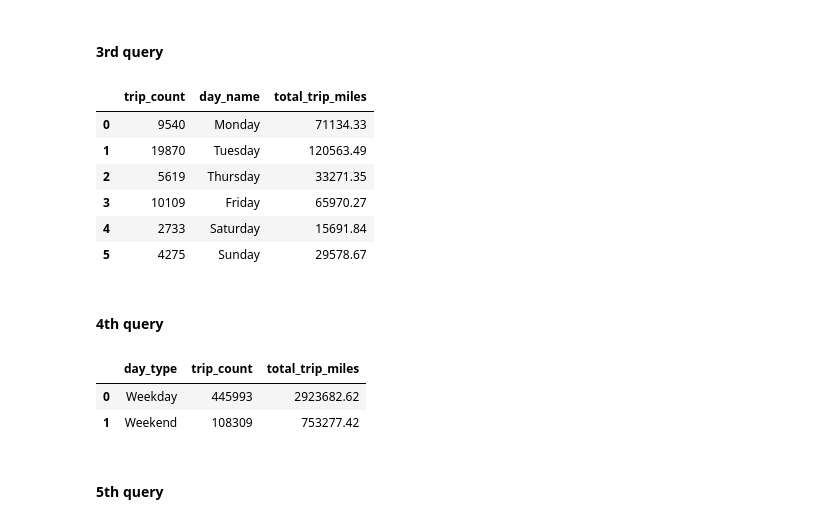
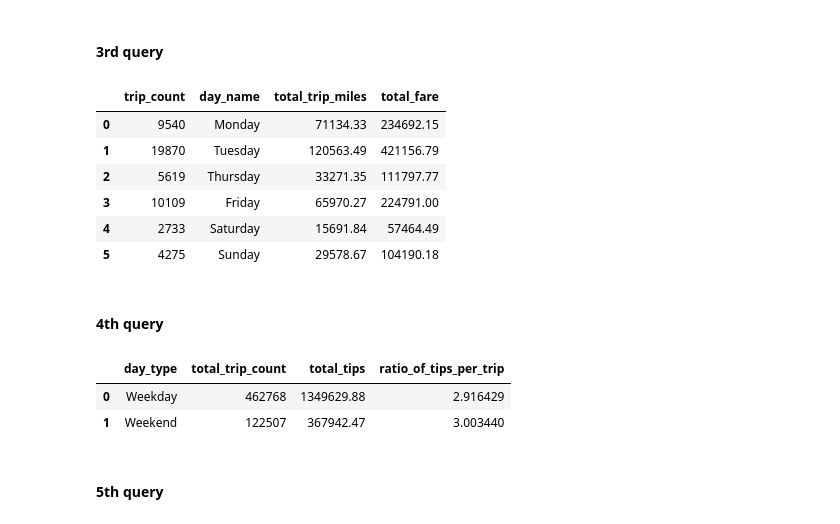
Before and after one commit to TamasLadanyi/Chicago-taxi, a Jupyter notebook: 08_local_visualisation.ipynb, the cells around one changed output. Drawn from its saved outputs; the diff is of its cells as text; code cells hidden in the pictures.

```diff
--- a/08_local_visualisation.ipynb
+++ b/08_local_visualisation.ipynb
@@ -278,30 +277,31 @@ query_for_company
 # %%
 query_for_rainy_days= pysqldf('''
 SELECT
     COUNT(trip_id) AS trip_count,
     CASE
         WHEN day_of_week = 1 THEN 'Monday'
         WHEN day_of_week = 2 THEN 'Tuesday'
         WHEN day_of_week = 3 THEN 'Wednesday'
         WHEN day_of_week = 4 THEN 'Thursday'
         WHEN day_of_week = 5 THEN 'Friday'
         WHEN day_of_week = 6 THEN 'Saturday'
         WHEN day_of_week = 7 THEN 'Sunday'
     END AS day_name,
-    sum(trip_miles) as total_trip_miles
+    sum(trip_miles) as total_trip_miles,
+    sum(fare) as total_fare
 FROM trips_full
 Where rain != 0
 GROUP BY day_of_week
 ORDER BY day_of_week''')
 query_for_rainy_days
 # %% [output]
-|  | trip_count | day_name | total_trip_miles |
-| 0 | 9540 | Monday | 71134.33 |
-| 1 | 19870 | Tuesday | 120563.49 |
-| 2 | 5619 | Thursday | 33271.35 |
-| 3 | 10109 | Friday | 65970.27 |
-| 4 | 2733 | Saturday | 15691.84 |
-| 5 | 4275 | Sunday | 29578.67 |
+|  | trip_count | day_name | total_trip_miles | total_fare |
+| 0 | 9540 | Monday | 71134.33 | 234692.15 |
+| 1 | 19870 | Tuesday | 120563.49 | 421156.79 |
+| 2 | 5619 | Thursday | 33271.35 | 111797.77 |
+| 3 | 10109 | Friday | 65970.27 | 224791.00 |
+| 4 | 2733 | Saturday | 15691.84 | 57464.49 |
+| 5 | 4275 | Sunday | 29578.67 | 104190.18 |
 # %% [markdown]
 #### 4th query
 # %%
@@ -311,21 +311,21 @@ SELECT
         WHEN day_of_week IN (6, 7) THEN 'Weekend'
         ELSE 'Weekday'
     END AS day_type,
-    COUNT(trip_id) AS trip_count,
-    SUM(trip_miles) AS total_trip_miles
+    COUNT(trip_id) AS total_trip_count,
+    SUM(tips) AS total_tips,
+    SUM(tips)/ COUNT(trip_id) as ratio_of_tips_per_trip
 FROM trips_full
 GROUP BY
     CASE
         WHEN day_of_week IN (6, 7) THEN 'Weekend'
         ELSE 'Weekday'
     END
-ORDER BY day_type
 ''')
 query_for_weekend_vs_weekday
 # %% [output]
-|  | day_type | trip_count | total_trip_miles |
-| 0 | Weekday | 445993 | 2923682.62 |
-| 1 | Weekend | 108309 | 753277.42 |
+|  | day_type | total_trip_count | total_tips | ratio_of_tips_per_trip |
+| 0 | Weekday | 462768 | 1349629.88 | 2.916429 |
+| 1 | Weekend | 122507 | 367942.47 | 3.003440 |
 # %% [markdown]
 #### 5th query
 # %%
```
Also changed, not shown: parts of 16 cells of this notebook.
